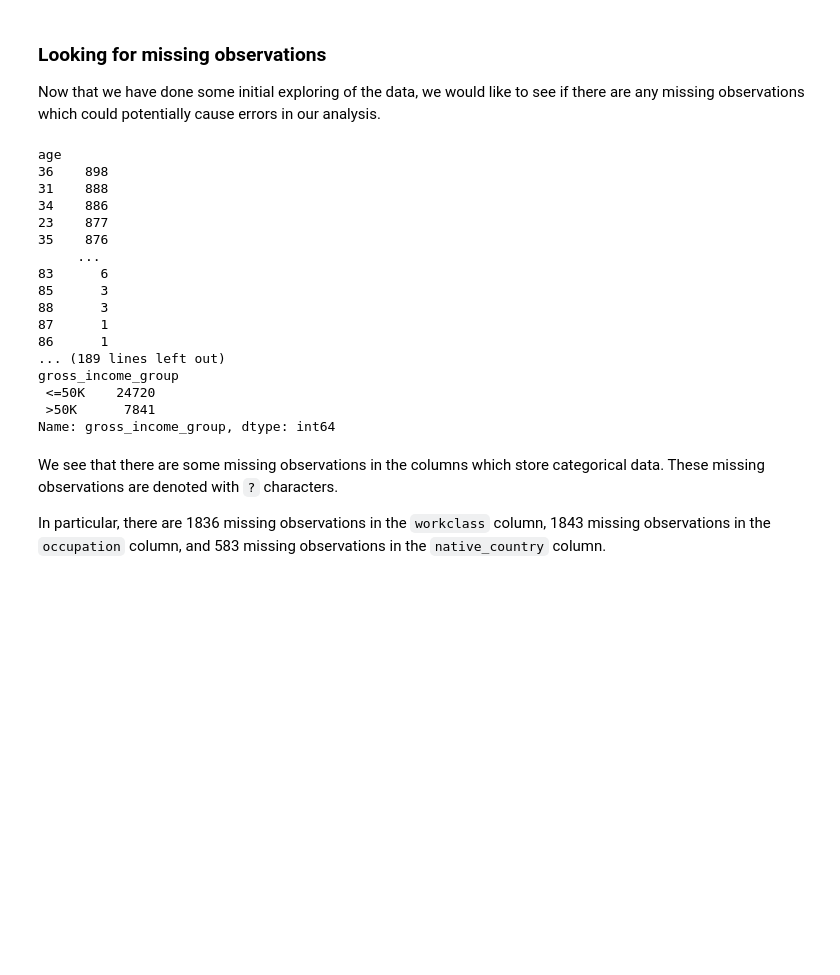
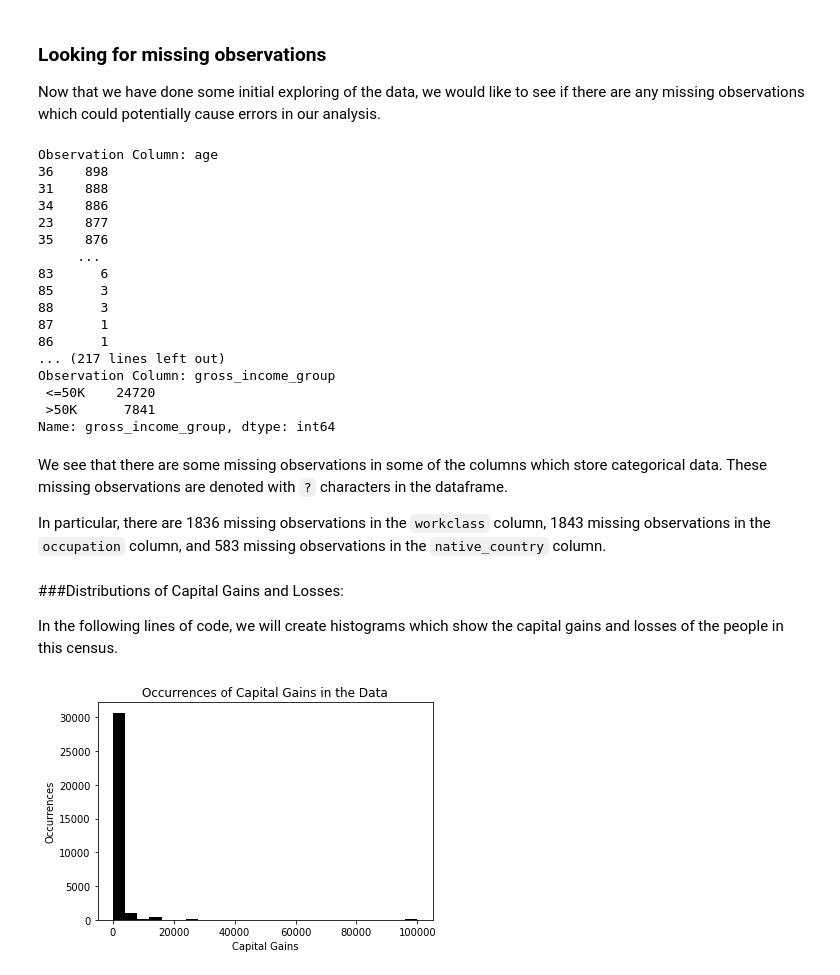
Before and after one commit to hotz1/JSC270_Assg2, a Jupyter notebook: JSC270_Assignment2.ipynb, the cells around one changed output. Cells and saved outputs as stored; diff of their text form; code cells hidden in the pictures; blank space fills up the shorter version.

Commit message:
Transforming the capital gains/losses columns

```diff
--- a/JSC270_Assignment2.ipynb
+++ b/JSC270_Assignment2.ipynb
@@ -60,11 +60,14 @@ memory usage: 3.7+ MB
 Now that we have done some initial exploring of the data, we would like to see if there are any missing observations which could potentially cause errors in our analysis.
 # %%
 # The following loop is used to ensure that the columns are as we expected them to be, and that they contain the right information.
+# This loop also tries to present the information in a somewhat readable format by spacing out the different observations.
+
 for col in income94.columns:
-  print(col)
+  print("Observation Column: " + col)
   print(income94[col].value_counts())
+  print('\n')
 # %% [output]
-age
+Observation Column: age
 36    898
 31    888
 34    886
@@ -76,12 +79,25 @@ age
 88      3
 87      1
 86      1
-... (189 lines left out)
-gross_income_group
+... (217 lines left out)
+Observation Column: gross_income_group
  <=50K    24720
  >50K      7841
 Name: gross_income_group, dtype: int64
 # %% [markdown]
-We see that there are some missing observations in the columns which store categorical data. These missing observations are denoted with `?` characters.
+We see that there are some missing observations in some of the columns which store categorical data. These missing observations are denoted with `?` characters in the dataframe.
 
 In particular, there are 1836 missing observations in the `workclass` column, 1843 missing observations in the `occupation` column, and 583 missing observations in the `native_country` column.
+# %% [markdown]
+###Distributions of Capital Gains and Losses:
+
+In the following lines of code, we will create histograms which show the capital gains and losses of the people in this census.
+# %%
+# Creates a histogram for the capital gains
+plt.hist(income94['capital_gain'], bins = 25, color="black") # Monetary gains are referred to as being "in the black"
+plt.title('Occurrences of Capital Gains in the Data')
+plt.xlabel('Capital Gains')
+plt.ylabel('Occurrences')
+print('') # This avoids the 'Occurrences' label from also being displayed as a text object, since I found that annoying.
+# %% [output]
+[figure, added]
```
Also changed, not shown: parts of 3 cells of this notebook.
